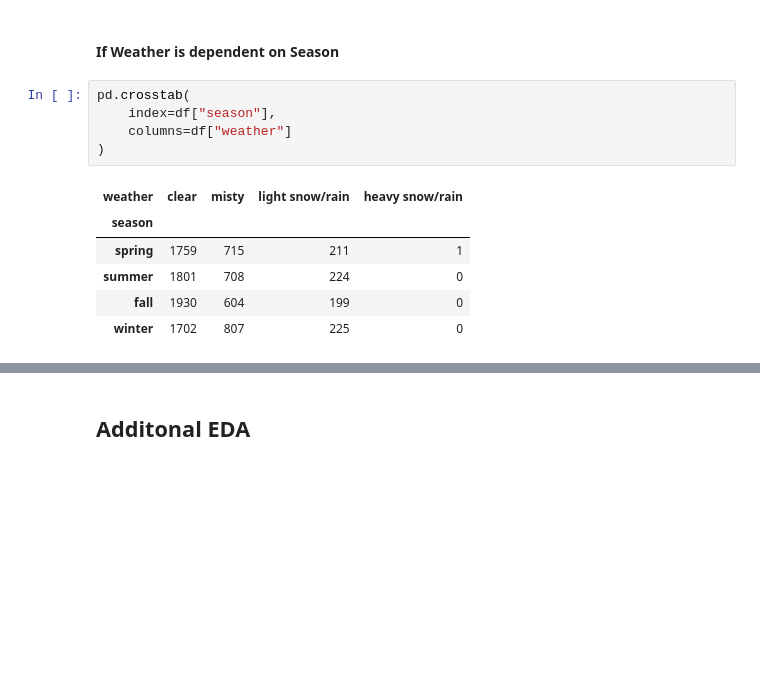
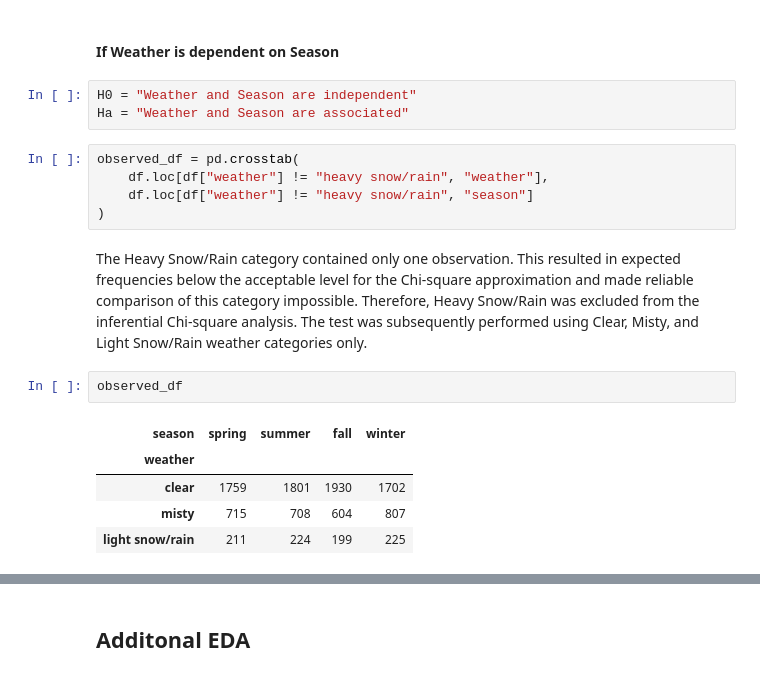
Before and after one commit to Yuvi977/Yulu-Bike-Sharing-Hypothesis-Testing, a Jupyter notebook: Business_Case_Yulu_Hypothesis_Testing.ipynb, the cells around one changed output, grey strips where cells are left out. Drawn from its saved outputs; the diff is of its cells as text; blank space fills up the shorter version.

```diff
--- a/Business_Case_Yulu_Hypothesis_Testing.ipynb
+++ b/Business_Case_Yulu_Hypothesis_Testing.ipynb
@@ -872,15 +872,21 @@ Rental demand differs significantly across seasons. Welch’s ANOVA provides str
 * Rental demand varies significantly across seasons. Both Welch’s ANOVA and the Kruskal–Wallis test reject the null hypothesis at the 5% significance level, indicating statistically significant seasonal differences in rental demand. Descriptively, Fall shows the highest average rental count, followed by Summer, Winter, and Spring.
 # %% [markdown]
 #### **If Weather is dependent on Season**
-# %%
-pd.crosstab(
-    index=df["season"],
-    columns=df["weather"]
-)
-# %% [output]
-| weather | clear | misty | light snow/rain | heavy snow/rain |
-| season |  |  |  |  |
-| spring | 1759 | 715 | 211 | 1 |
-| summer | 1801 | 708 | 224 | 0 |
-| fall | 1930 | 604 | 199 | 0 |
-| winter | 1702 | 807 | 225 | 0 |
+# %%
+H0 = "Weather and Season are independent"
+Ha = "Weather and Season are associated"
+# %%
+observed_df = pd.crosstab(
+    df.loc[df["weather"] != "heavy snow/rain", "weather"],
+    df.loc[df["weather"] != "heavy snow/rain", "season"]
+)
+# %% [markdown]
+The Heavy Snow/Rain category contained only one observation. This resulted in expected frequencies below the acceptable level for the Chi-square approximation and made reliable comparison of this category impossible. Therefore, Heavy Snow/Rain was excluded from the inferential Chi-square analysis. The test was subsequently performed using Clear, Misty, and Light Snow/Rain weather categories only.
+# %%
+observed_df
+# %% [output]
+| season | spring | summer | fall | winter |
+| weather |  |  |  |  |
+| clear | 1759 | 1801 | 1930 | 1702 |
+| misty | 715 | 708 | 604 | 807 |
+| light snow/rain | 211 | 224 | 199 | 225 |
```
Also changed, not shown: parts of 8 cells of this notebook.
